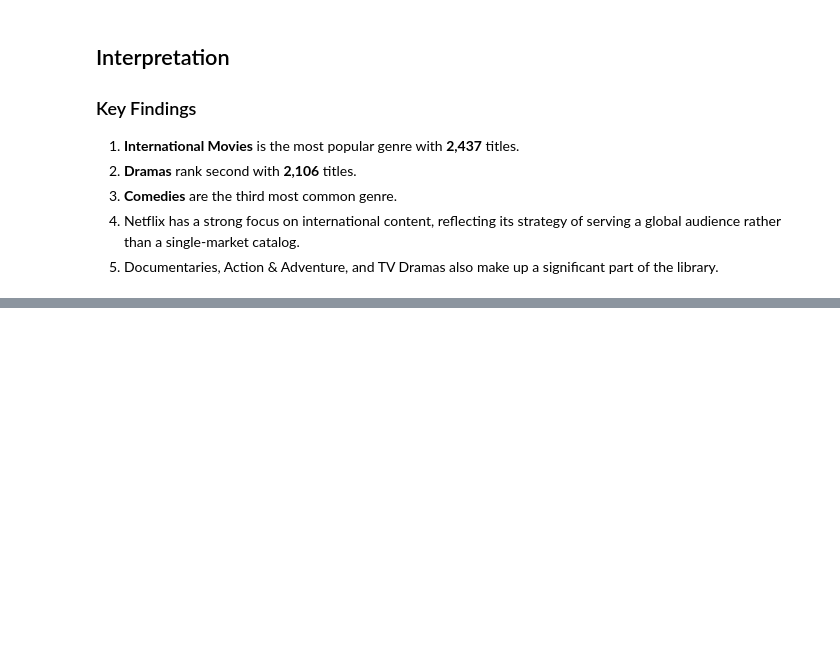
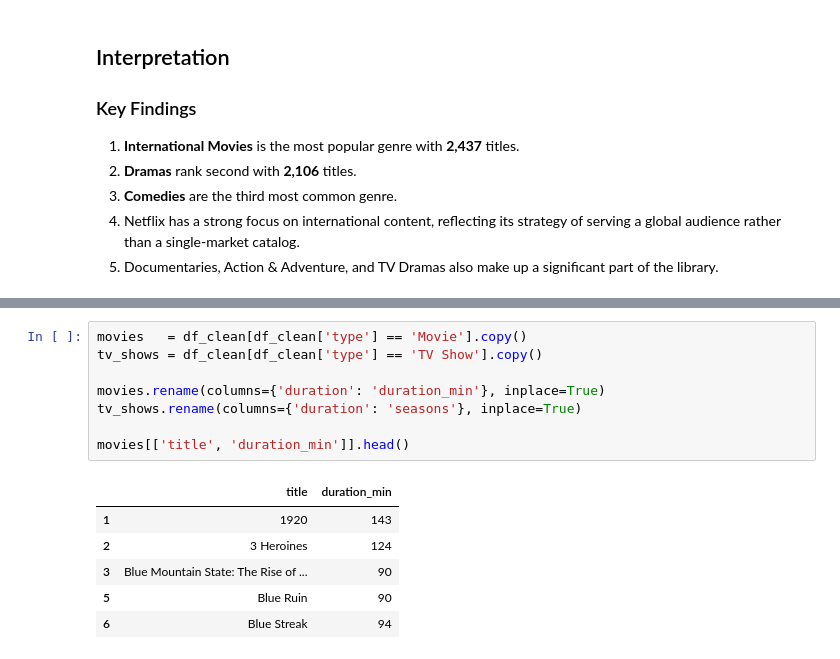
Before and after one commit to PragyaRana/DS_Training, a Jupyter notebook: Mini_Project_4.ipynb, the cells around one changed output, grey strips where cells are left out. Cells and saved outputs as stored; diff of their text form; blank space fills up the shorter version.

```diff
--- a/Mini_Project_4.ipynb
+++ b/Mini_Project_4.ipynb
@@ -839,0 +851,15 @@ Name: count, dtype: float64
+# %%
+movies   = df_clean[df_clean['type'] == 'Movie'].copy()
+tv_shows = df_clean[df_clean['type'] == 'TV Show'].copy()
+
+movies.rename(columns={'duration': 'duration_min'}, inplace=True)
+tv_shows.rename(columns={'duration': 'seasons'}, inplace=True)
+
+movies[['title', 'duration_min']].head()
+# %% [output]
+|  | title | duration_min |
+| 1 | 1920 | 143 |
+| 2 | 3 Heroines | 124 |
+| 3 | Blue Mountain State: The Rise of ... | 90 |
+| 5 | Blue Ruin | 90 |
+| 6 | Blue Streak | 94 |
```
Also changed, not shown: parts of 2 cells of this notebook.
